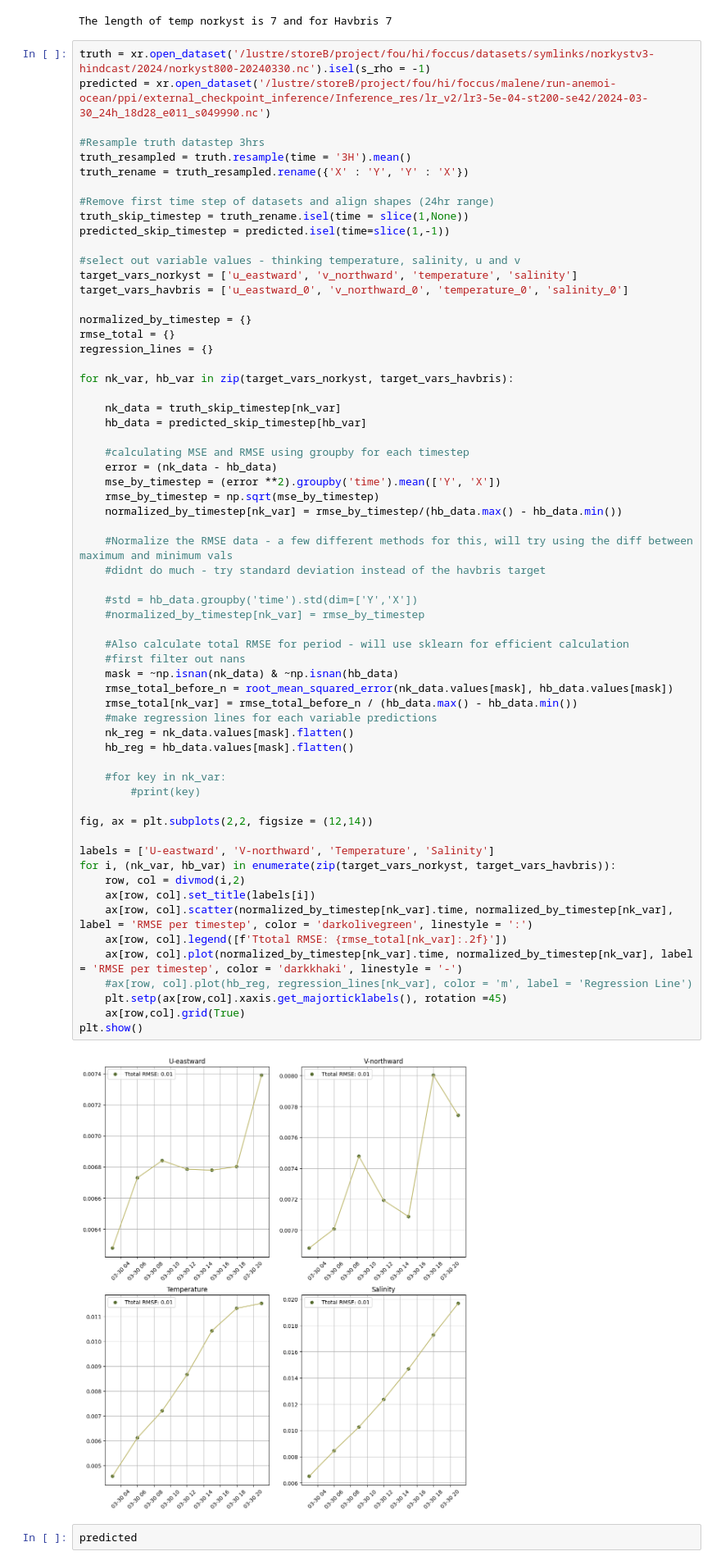
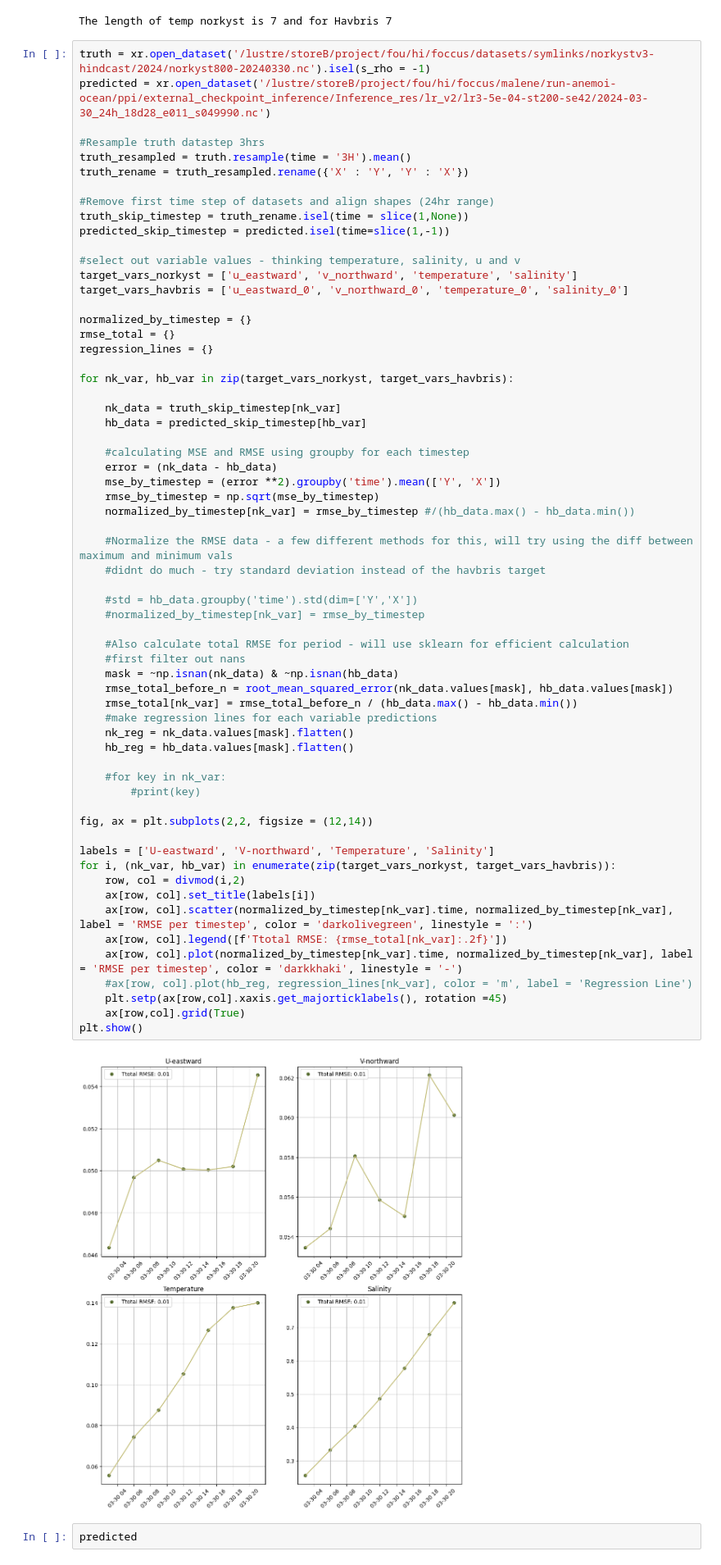
Before and after one commit to metno/ocean-ai, a Jupyter notebook: plot/rmse.ipynb, the cells around one changed output. Shown at 82% size. Saved outputs shown, nothing was run; the diff lists cells and outputs as text.

```diff
--- a/plot/rmse.ipynb
+++ b/plot/rmse.ipynb
@@ -98,41 +98,41 @@ for nk_var, hb_var in zip(target_vars_norkyst, target_vars_havbris):
     error = (nk_data - hb_data)
     mse_by_timestep = (error **2).groupby('time').mean(['Y', 'X'])
     rmse_by_timestep = np.sqrt(mse_by_timestep)
-    normalized_by_timestep[nk_var] = rmse_by_timestep/(hb_data.max() - hb_data.min())
+    normalized_by_timestep[nk_var] = rmse_by_timestep #/(hb_data.max() - hb_data.min())
 
     #Normalize the RMSE data - a few different methods for this, will try using the diff between maximum and minimum vals
     #didnt do much - try standard deviation instead of the havbris target
 
     #std = hb_data.groupby('time').std(dim=['Y','X'])
     #normalized_by_timestep[nk_var] = rmse_by_timestep
 
     #Also calculate total RMSE for period - will use sklearn for efficient calculation
     #first filter out nans
     mask = ~np.isnan(nk_data) & ~np.isnan(hb_data)
     rmse_total_before_n = root_mean_squared_error(nk_data.values[mask], hb_data.values[mask])
     rmse_total[nk_var] = rmse_total_before_n / (hb_data.max() - hb_data.min())
     #make regression lines for each variable predictions
     nk_reg = nk_data.values[mask].flatten()
     hb_reg = hb_data.values[mask].flatten()
 
     #for key in nk_var:
         #print(key)
 
 fig, ax = plt.subplots(2,2, figsize = (12,14))
 
 labels = ['U-eastward', 'V-northward', 'Temperature', 'Salinity']
 for i, (nk_var, hb_var) in enumerate(zip(target_vars_norkyst, target_vars_havbris)):
     row, col = divmod(i,2)
     ax[row, col].set_title(labels[i])
     ax[row, col].scatter(normalized_by_timestep[nk_var].time, normalized_by_timestep[nk_var], label = 'RMSE per timestep', color = 'darkolivegreen', linestyle = ':')
     ax[row, col].legend([f'Ttotal RMSE: {rmse_total[nk_var]:.2f}'])
     ax[row, col].plot(normalized_by_timestep[nk_var].time, normalized_by_timestep[nk_var], label = 'RMSE per timestep', color = 'darkkhaki', linestyle = '-')
     #ax[row, col].plot(hb_reg, regression_lines[nk_var], color = 'm', label = 'Regression Line')
     plt.setp(ax[row,col].xaxis.get_majorticklabels(), rotation =45)
     ax[row,col].grid(True)
 plt.show()
 # %% [output]
-[figure, old version]
+[figure, new version]
 # %%
 predicted
 # %% [output]
```
Also changed, not shown: parts of 6 cells of this notebook, 1 other file.
